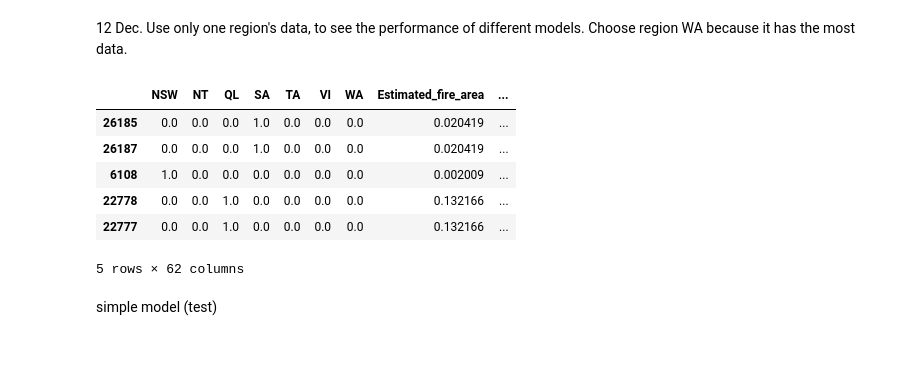
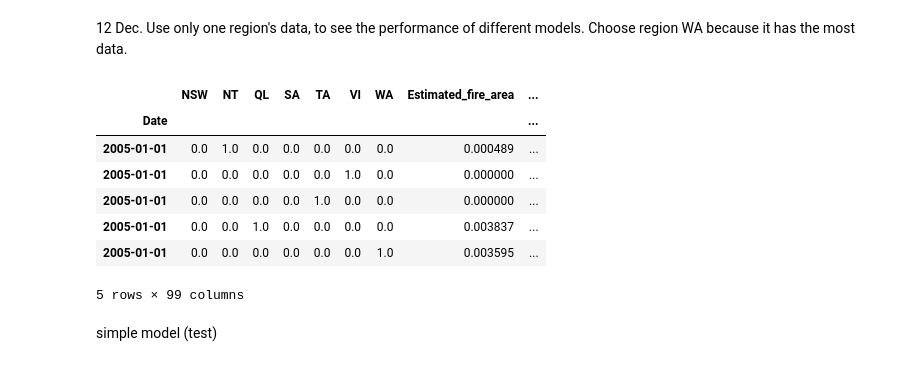
Before and after one commit to ccomkhj/Spot-Challenge-Wildfires, a Jupyter notebook: main/Build Model.ipynb, the cells around one changed output. Saved outputs shown, nothing was run; the diff lists cells and outputs as text; code cells hidden in the pictures.

```diff
--- a/main/Build Model.ipynb
+++ b/main/Build Model.ipynb
@@ -224,4 +230,6 @@ df_merged = reduce(lambda  left,right: pd.merge(left,right,on=['Date','NSW', 'NT
 # %%
 Input = df_merged
 Input = Input.sort_values(['Date'])
+# %%
+Input = Input.set_index(['Date'])
 # %%
@@ -233,10 +246,10 @@ Submission_Input = Input
 # %%
 def normalize(df):
     result = df.copy()
-    for feature_name in df.columns:
+    for feature_name in [x for i,x in enumerate(Submission_Input) if x!='Date'] : # exclude Date column for normalization.
         max_value = df[feature_name].max()
         min_value = df[feature_name].min()
-        result[feature_name] = (df[feature_name] - min_value) / (max_value - min_value + 0.0001)
+        result[feature_name] = (df[feature_name] - min_value) / (max_value - min_value)
     return result
 
 Submission_Input=normalize(Submission_Input)
@@ -257,31 +301,37 @@ NSW = NSW.drop(columns='Date')
 # %% [markdown]
 12 Dec. Use only one region's data, to see the performance of different models. Choose region WA because it has the most data.
+# %%
+ratio = len(Input[Input.index <= '2019-01-31' ])/len(Input)
+# %%
+# df = Input[Input.WA == 1] # select only WA
+df = Input # select all reigion.
+df=normalize(df)
 # %%
-# df = Input[Input.WA == 1] # select only WA
-df = Input # select all reigion.
-drop_columns = ['Date']
-for col in df.columns: # avoid deviding by zero during normalization
-    if df[col].max()==df[col].min():
-        drop_columns.append(col)
-df = df.drop(columns = drop_columns)
-df=(df-df.min())/(df.max()-df.min())  # Normalization
+# drop_columns = []
+# for col in df.columns: # avoid deviding by zero during normalization
+#     if df[col].max()==df[col].min():
+#         drop_columns.append(col)
+# df = df.drop(columns = drop_columns)
+# df=(df-df.min())/(df.max()-df.min())  # Normalization
 
 num_features = df.shape[1]
 
+# By this structure, test sample contains after Feb of 2019
 n = len(df)
-train_df = df[0:int(n*0.7)]
-val_df = df[int(n*0.7):int(n*0.9)]
-test_df = df[int(n*0.9):]
+train_df = df[0:int(n*(ratio-0.1))]
+val_df = df[int(n*(ratio-0.1)):int(n*ratio)]
+test_df = df[int(n*ratio):]
 
 df.head()
 # %% [output]
 |  | NSW | NT | QL | SA | TA | VI | WA | Estimated_fire_area | ... |
-| 26185 | 0.0 | 0.0 | 0.0 | 1.0 | 0.0 | 0.0 | 0.0 | 0.020419 | ... |
-| 26187 | 0.0 | 0.0 | 0.0 | 1.0 | 0.0 | 0.0 | 0.0 | 0.020419 | ... |
-| 6108 | 1.0 | 0.0 | 0.0 | 0.0 | 0.0 | 0.0 | 0.0 | 0.002009 | ... |
-| 22778 | 0.0 | 0.0 | 1.0 | 0.0 | 0.0 | 0.0 | 0.0 | 0.132166 | ... |
-| 22777 | 0.0 | 0.0 | 1.0 | 0.0 | 0.0 | 0.0 | 0.0 | 0.132166 | ... |
+| Date |  |  |  |  |  |  |  |  | ... |
+| 2005-01-01 | 0.0 | 1.0 | 0.0 | 0.0 | 0.0 | 0.0 | 0.0 | 0.000489 | ... |
+| 2005-01-01 | 0.0 | 0.0 | 0.0 | 0.0 | 0.0 | 1.0 | 0.0 | 0.000000 | ... |
+| 2005-01-01 | 0.0 | 0.0 | 0.0 | 0.0 | 1.0 | 0.0 | 0.0 | 0.000000 | ... |
+| 2005-01-01 | 0.0 | 0.0 | 1.0 | 0.0 | 0.0 | 0.0 | 0.0 | 0.003837 | ... |
+| 2005-01-01 | 0.0 | 0.0 | 0.0 | 0.0 | 0.0 | 0.0 | 1.0 | 0.003595 | ... |
-5 rows × 62 columns
+5 rows × 99 columns
 # %% [markdown]
 simple model (test)
 # %%
```
Also changed, not shown: parts of 26 cells of this notebook, 1 other file.
